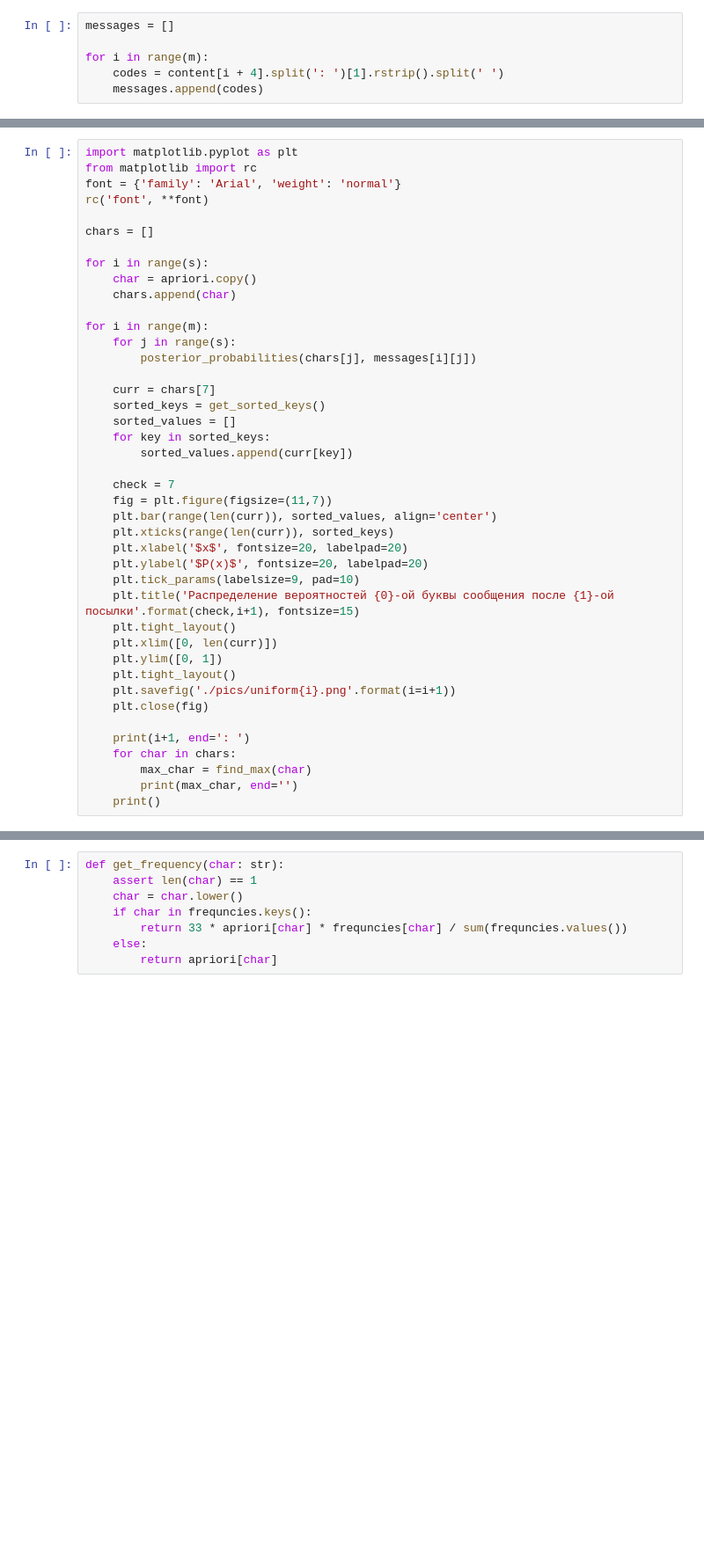
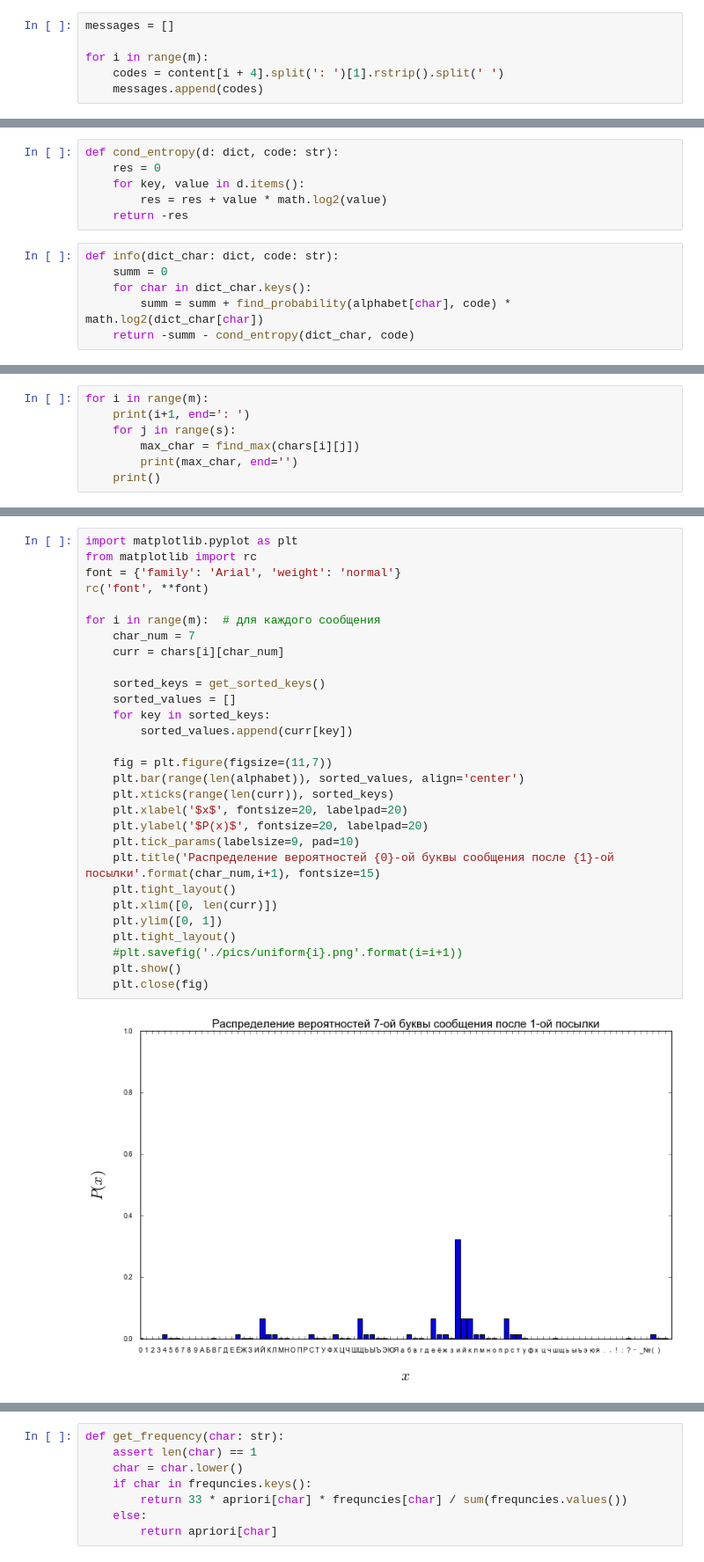
Before and after one commit to vaddya/probability-and-statistics, a Jupyter notebook: lab1/lab1.ipynb, the cells around one changed output, grey strips where cells are left out. Shown at 88% size. Cells and saved outputs as stored; diff of their text form; blank space fills up the shorter version.

```diff
--- a/lab1/lab1.ipynb
+++ b/lab1/lab1.ipynb
@@ -105,0 +131,12 @@ for i in range(m):
+# %%
+def cond_entropy(d: dict, code: str):
+    res = 0
+    for key, value in d.items():
+        res = res + value * math.log2(value)
+    return -res
+# %%
+def info(dict_char: dict, code: str):
+    summ = 0
+    for char in dict_char.keys():
+        summ = summ + find_probability(alphabet[char], code) * math.log2(dict_char[char])
+    return -summ - cond_entropy(dict_char, code)
@@ -105,0 +173,7 @@ for i in range(m):
+# %%
+for i in range(m):
+    print(i+1, end=': ')
+    for j in range(s):
+        max_char = find_max(chars[i][j])
+        print(max_char, end='')
+    print()
@@ -106,43 +199,31 @@ for i in range(m):
 # %%
 import matplotlib.pyplot as plt
 from matplotlib import rc
 font = {'family': 'Arial', 'weight': 'normal'}
 rc('font', **font)
 
-chars = []
+for i in range(m):  # для каждого сообщения
+    char_num = 7
+    curr = chars[i][char_num]
 
-for i in range(s):
-    char = apriori.copy()
-    chars.append(char)
-
-for i in range(m):
-    for j in range(s):
-        posterior_probabilities(chars[j], messages[i][j])
-
-    curr = chars[7]
     sorted_keys = get_sorted_keys()
     sorted_values = []
     for key in sorted_keys:
         sorted_values.append(curr[key])
 
-    check = 7
     fig = plt.figure(figsize=(11,7))
-    plt.bar(range(len(curr)), sorted_values, align='center')
+    plt.bar(range(len(alphabet)), sorted_values, align='center')
     plt.xticks(range(len(curr)), sorted_keys)
     plt.xlabel('$x$', fontsize=20, labelpad=20)
     plt.ylabel('$P(x)$', fontsize=20, labelpad=20)
     plt.tick_params(labelsize=9, pad=10)
-    plt.title('Распределение вероятностей {0}-ой буквы сообщения после {1}-ой посылки'.format(check,i+1), fontsize=15)
+    plt.title('Распределение вероятностей {0}-ой буквы сообщения после {1}-ой посылки'.format(char_num,i+1), fontsize=15)
     plt.tight_layout()
     plt.xlim([0, len(curr)])
     plt.ylim([0, 1])
     plt.tight_layout()
-    plt.savefig('./pics/uniform{i}.png'.format(i=i+1))
+    #plt.savefig('./pics/uniform{i}.png'.format(i=i+1))
+    plt.show()
     plt.close(fig)
-
-    print(i+1, end=': ')
-    for char in chars:
-        max_char = find_max(char)
-        print(max_char, end='')
-    print()
 # %% [output]
+[figure, added]
```
Also changed, not shown: parts of 18 cells of this notebook.
